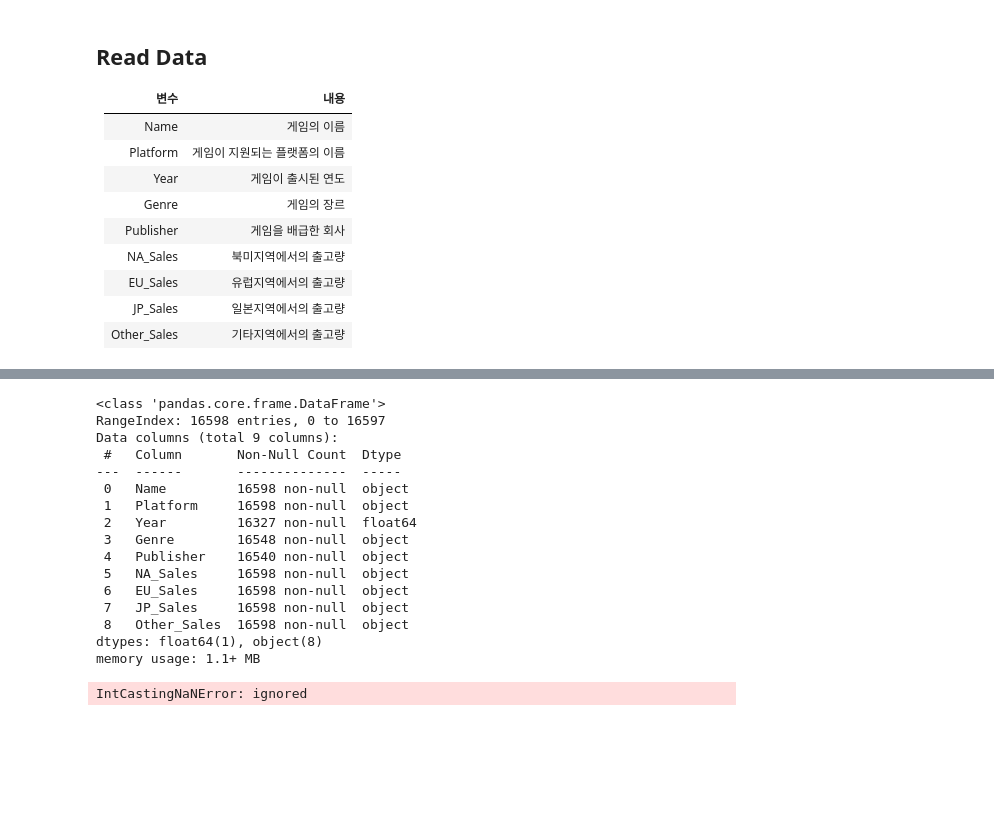
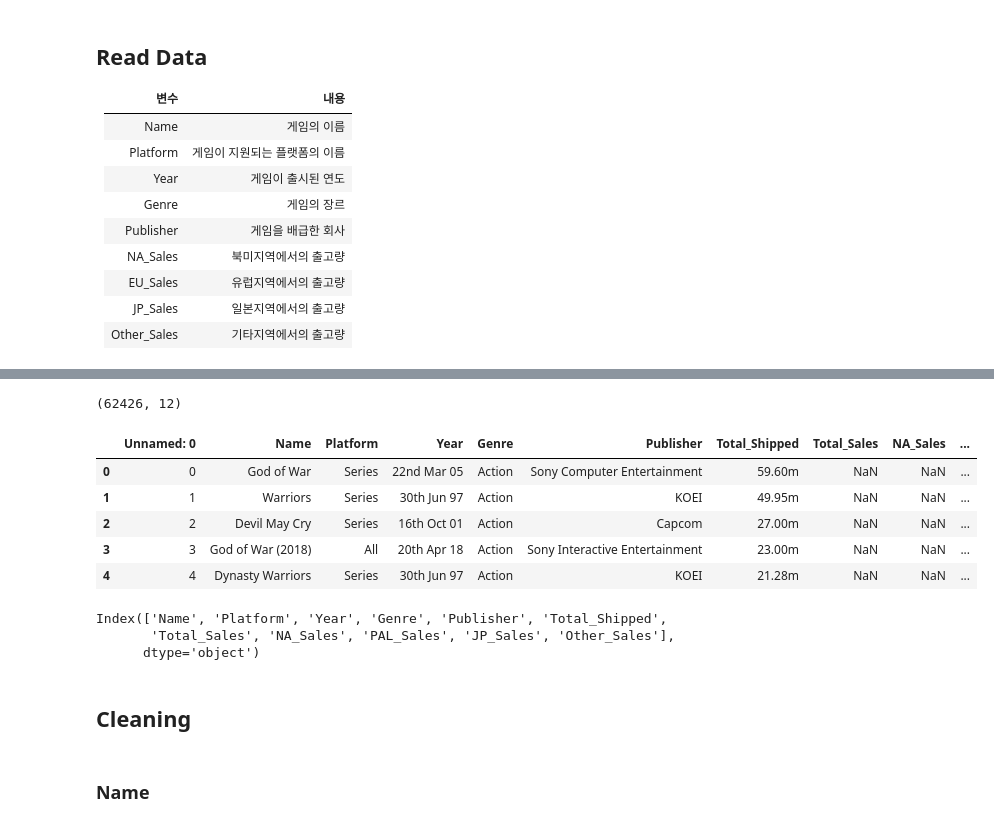
Before and after one commit to leeyeonjun85/AIB_Section_1_Project, a Jupyter notebook: EDA.ipynb, the cells around one changed output, grey strips where cells are left out. Cells and saved outputs as stored; diff of their text form; code cells hidden in the pictures; blank space fills up the shorter version.

```diff
--- a/EDA.ipynb
+++ b/EDA.ipynb
@@ -191,26 +96,25 @@ df[df['Year'].isna() | df['Genre'].isna() | df['Publisher'].isna()]
-# %%
-df.info()
-# year : int, [NA_Sales, EU_Sales, JP_Sales, Other_Sales] : float
-# %% [output]
-<class 'pandas.core.frame.DataFrame'>
-RangeIndex: 16598 entries, 0 to 16597
-Data columns (total 9 columns):
- #   Column       Non-Null Count  Dtype
----  ------       --------------  -----
- 0   Name         16598 non-null  object
- 1   Platform     16598 non-null  object
- 2   Year         16327 non-null  float64
- 3   Genre        16548 non-null  object
- 4   Publisher    16540 non-null  object
- 5   NA_Sales     16598 non-null  object
- 6   EU_Sales     16598 non-null  object
- 7   JP_Sales     16598 non-null  object
- 8   Other_Sales  16598 non-null  object
-dtypes: float64(1), object(8)
-memory usage: 1.1+ MB
-# %%
-df['Year'] = df['Year'].astype(int)
-df[['NA_Sales', 'EU_Sales', 'JP_Sales', 'Other_Sales']] = df[['NA_Sales', 'EU_Sales', 'JP_Sales', 'Other_Sales']].astype(float)
-df.info()
-# %% [output]
-IntCastingNaNError: ignored
+# %%
+path = '/content/drive/Shareddrives/coding/aib/AIB_section1_project/data/vgchartz.csv'
+df = pd.read_csv(path)
+print(df.shape)
+df.head()
+# Unnamed: 0 칼럼은 불필요함
+# %% [output]
+(62426, 12)
+|  | Unnamed: 0 | Name | Platform | Year | Genre | Publisher | Total_Shipped | Total_Sales | NA_Sales | ... |
+| 0 | 0 | God of War | Series | 22nd Mar 05 | Action | Sony Computer Entertainment | 59.60m | NaN | NaN | ... |
+| 1 | 1 | Warriors | Series | 30th Jun 97 | Action | KOEI | 49.95m | NaN | NaN | ... |
+| 2 | 2 | Devil May Cry | Series | 16th Oct 01 | Action | Capcom | 27.00m | NaN | NaN | ... |
+| 3 | 3 | God of War (2018) | All | 20th Apr 18 | Action | Sony Interactive Entertainment | 23.00m | NaN | NaN | ... |
+| 4 | 4 | Dynasty Warriors | Series | 30th Jun 97 | Action | KOEI | 21.28m | NaN | NaN | ... |
+# %%
+df.drop(columns=['Unnamed: 0'], inplace=True) # Unnamed: 0 칼럼 제거
+df.columns
+# %% [output]
+Index(['Name', 'Platform', 'Year', 'Genre', 'Publisher', 'Total_Shipped',
+       'Total_Sales', 'NA_Sales', 'PAL_Sales', 'JP_Sales', 'Other_Sales'],
+      dtype='object')
+# %% [markdown]
+## Cleaning
+# %% [markdown]
+### Name
```
Also changed, not shown: parts of 59 cells of this notebook, 4 other files.
